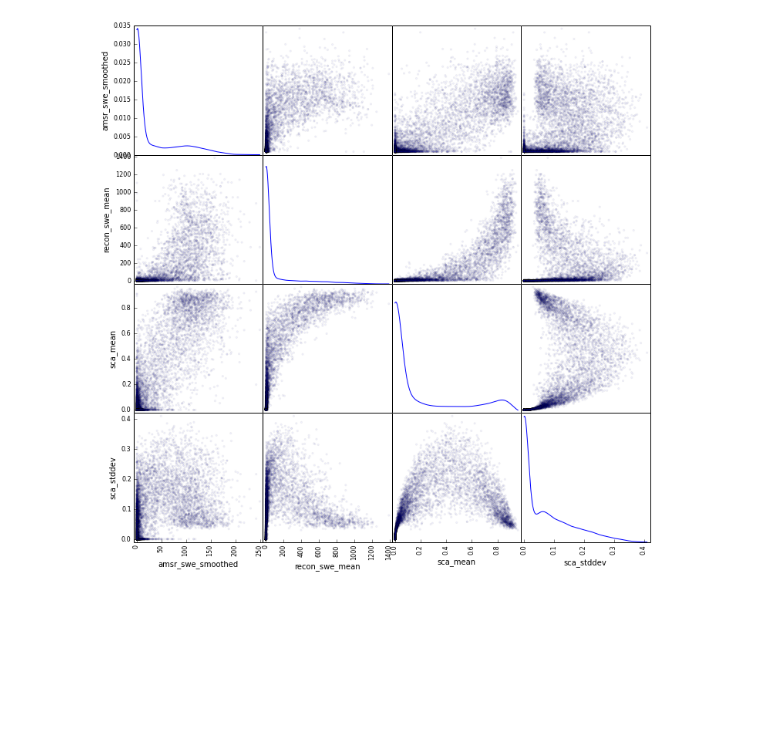
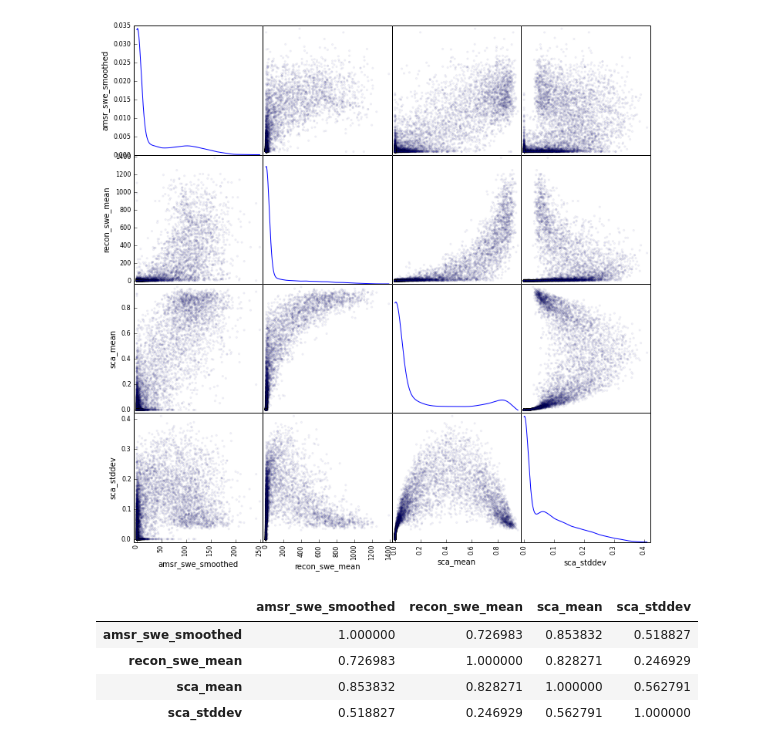
Before and after one commit to tomquisel/snow_melt, a Jupyter notebook: Explore training data.ipynb, the cells around one changed output. Saved outputs shown, nothing was run; the diff lists cells and outputs as text; code cells hidden in the pictures; blank space fills up the shorter version.

```diff
--- a/Explore training data.ipynb
+++ b/Explore training data.ipynb
@@ -74,3 +74,11 @@ array([[<matplotlib.axes.AxesSubplot object at 0x...>,
         <matplotlib.axes.AxesSubplot object at 0x...>,
         <matplotlib.axes.AxesSubplot object at 0x...>]], dtype=object)
 [figure]
+# %%
+df.corr()
+# %% [output]
+|  | amsr_swe_smoothed | recon_swe_mean | sca_mean | sca_stddev |
+| amsr_swe_smoothed | 1.000000 | 0.726983 | 0.853832 | 0.518827 |
+| recon_swe_mean | 0.726983 | 1.000000 | 0.828271 | 0.246929 |
+| sca_mean | 0.853832 | 0.828271 | 1.000000 | 0.562791 |
+| sca_stddev | 0.518827 | 0.246929 | 0.562791 | 1.000000 |
```
Also changed, not shown: parts of 1 cell of this notebook, 4 other files.
